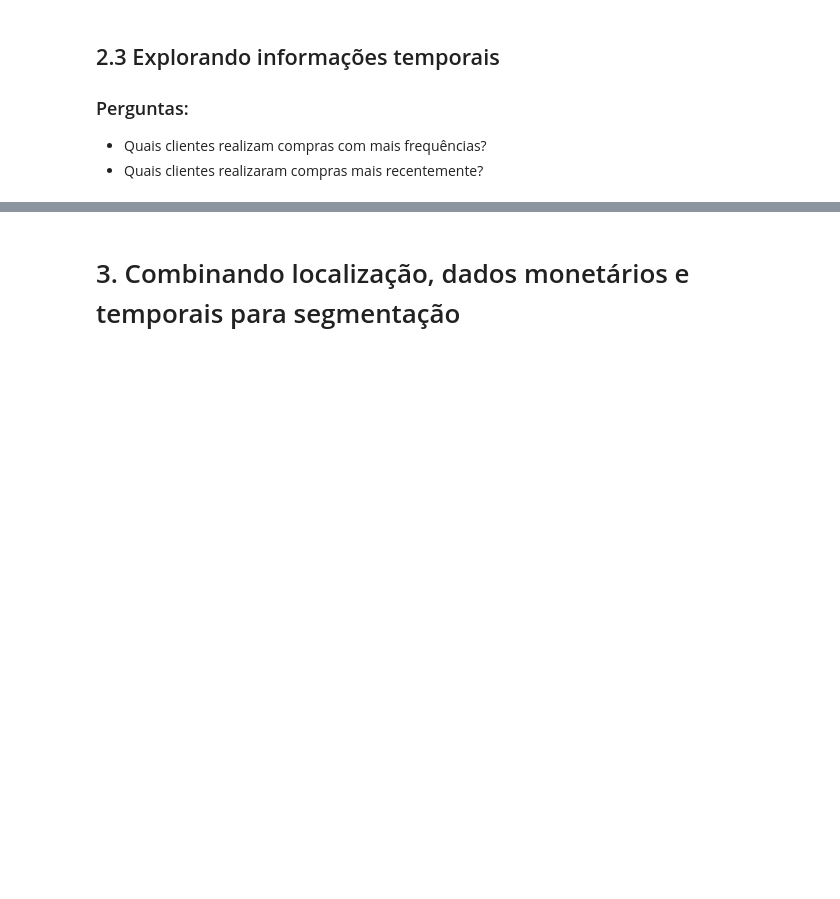
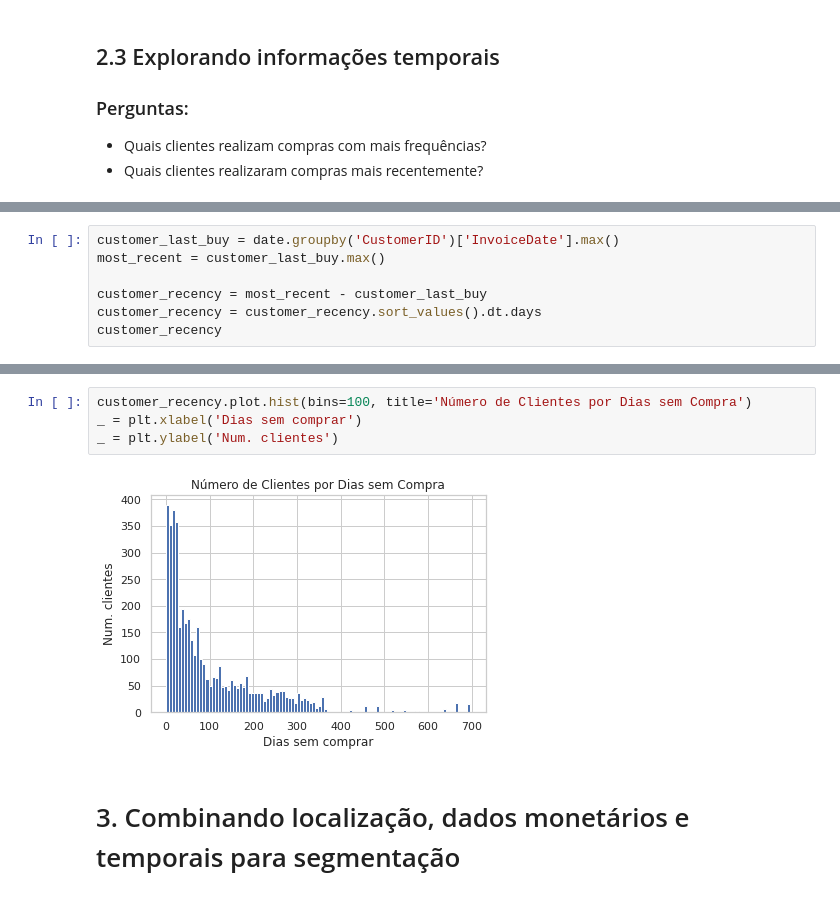
Before and after one commit to mikaelsouza/ai-engineer-bemol-challenge, a Jupyter notebook: notebooks/1-data-exploration.ipynb, the cells around one changed output, grey strips where cells are left out. Saved outputs shown, nothing was run; the diff lists cells and outputs as text; blank space fills up the shorter version.

```diff
--- a/notebooks/1-data-exploration.ipynb
+++ b/notebooks/1-data-exploration.ipynb
@@ -440,0 +470,7 @@ customer_frequency[0]
+# %%
+customer_last_buy = date.groupby('CustomerID')['InvoiceDate'].max()
+most_recent = customer_last_buy.max()
+
+customer_recency = most_recent - customer_last_buy
+customer_recency = customer_recency.sort_values().dt.days
+customer_recency
@@ -441,2 +491,8 @@ customer_frequency[0]
+# %%
+customer_recency.plot.hist(bins=100, title='Número de Clientes por Dias sem Compra')
+_ = plt.xlabel('Dias sem comprar')
+_ = plt.ylabel('Num. clientes')
+# %% [output]
+[figure, added]
 # %% [markdown]
 # 3. Combinando localização, dados monetários e temporais para segmentação
```
Also changed, not shown: parts of 11 cells of this notebook.
